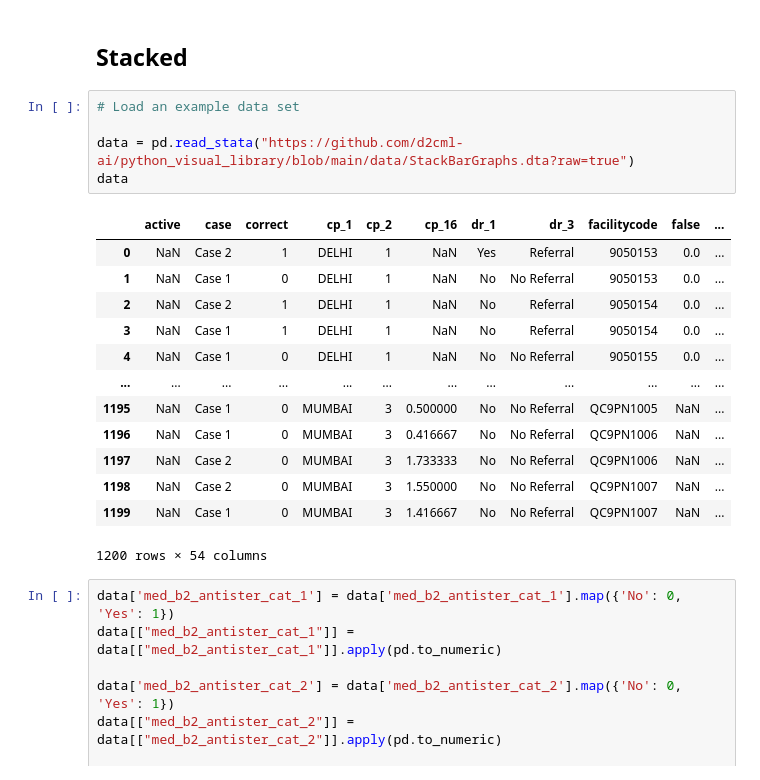
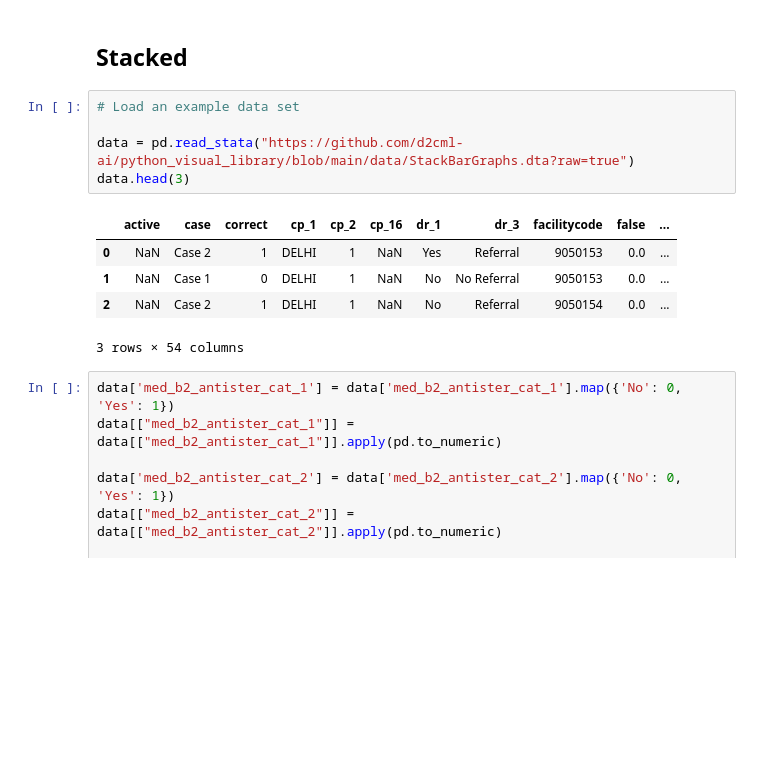
Before and after one commit to d2cml-ai/python_visual_library, a Jupyter notebook: python_notebooks/01_bar.ipynb, the cells around one changed output. Cells and saved outputs as stored; diff of their text form; blank space fills up the shorter version.

```diff
--- a/python_notebooks/01_bar.ipynb
+++ b/python_notebooks/01_bar.ipynb
@@ -644,22 +481,14 @@ plt.show()
 # %%
 # Load an example data set
 
 data = pd.read_stata("https://github.com/d2cml-ai/python_visual_library/blob/main/data/StackBarGraphs.dta?raw=true")
-data
+data.head(3)
 # %% [output]
 |  | active | case | correct | cp_1 | cp_2 | cp_16 | dr_1 | dr_3 | facilitycode | false | ... |
 | 0 | NaN | Case 2 | 1 | DELHI | 1 | NaN | Yes | Referral | 9050153 | 0.0 | ... |
 | 1 | NaN | Case 1 | 0 | DELHI | 1 | NaN | No | No Referral | 9050153 | 0.0 | ... |
 | 2 | NaN | Case 2 | 1 | DELHI | 1 | NaN | No | Referral | 9050154 | 0.0 | ... |
-| 3 | NaN | Case 1 | 1 | DELHI | 1 | NaN | No | Referral | 9050154 | 0.0 | ... |
-| 4 | NaN | Case 1 | 0 | DELHI | 1 | NaN | No | No Referral | 9050155 | 0.0 | ... |
-| ... | ... | ... | ... | ... | ... | ... | ... | ... | ... | ... | ... |
-| 1195 | NaN | Case 1 | 0 | MUMBAI | 3 | 0.500000 | No | No Referral | QC9PN1005 | NaN | ... |
-| 1196 | NaN | Case 1 | 0 | MUMBAI | 3 | 0.416667 | No | No Referral | QC9PN1006 | NaN | ... |
-| 1197 | NaN | Case 2 | 0 | MUMBAI | 3 | 1.733333 | No | No Referral | QC9PN1006 | NaN | ... |
-| 1198 | NaN | Case 2 | 0 | MUMBAI | 3 | 1.550000 | No | No Referral | QC9PN1007 | NaN | ... |
-| 1199 | NaN | Case 1 | 0 | MUMBAI | 3 | 1.416667 | No | No Referral | QC9PN1007 | NaN | ... |
-1200 rows × 54 columns
+3 rows × 54 columns
 # %%
 data['med_b2_antister_cat_1'] = data['med_b2_antister_cat_1'].map({'No': 0, 'Yes': 1})
 data[["med_b2_antister_cat_1"]] = data[["med_b2_antister_cat_1"]].apply(pd.to_numeric)
```
Also changed, not shown: parts of 15 cells of this notebook, 6 other files.
